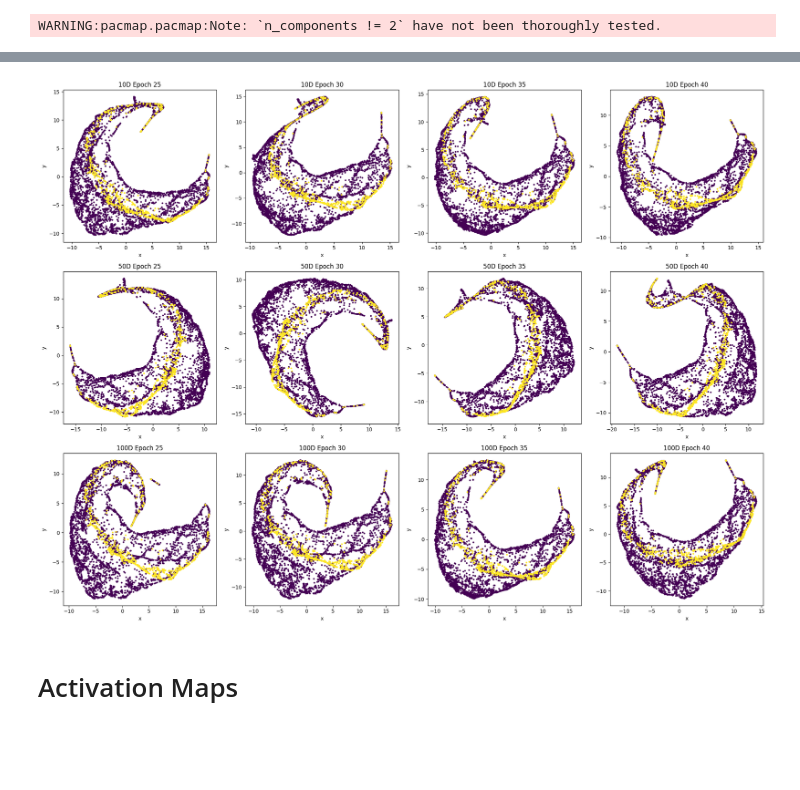
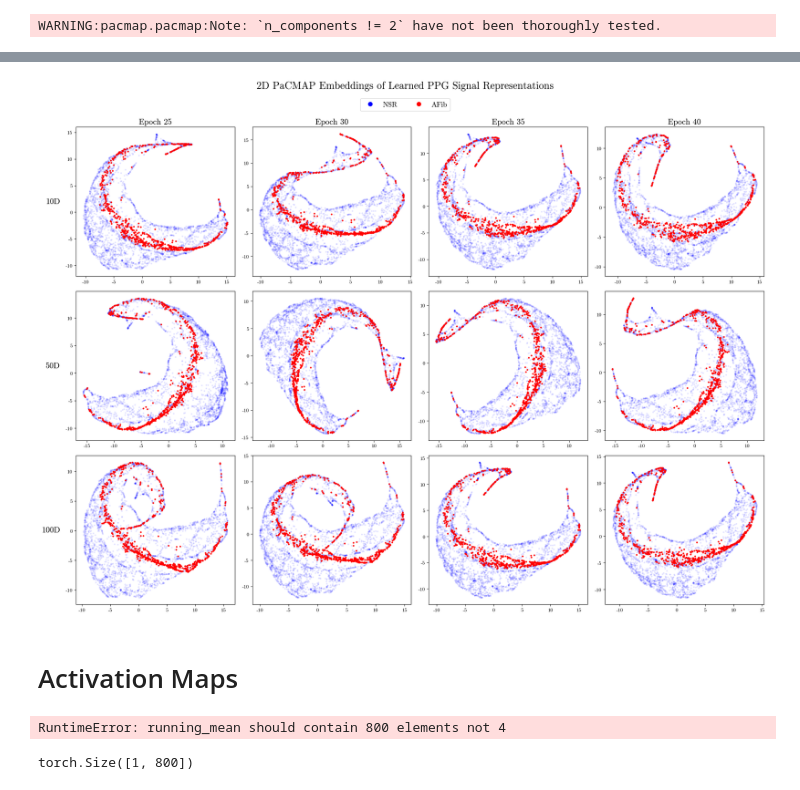
Before and after one commit to haiyan-wang/proto-tsrl, a Jupyter notebook: src/experiments/ppg/ppg_experiments.ipynb, the cells around one changed output, grey strips where cells are left out. Saved outputs shown, nothing was run; the diff lists cells and outputs as text; code cells hidden in the pictures; blank space fills up the shorter version.

Commit message:
revised figures

```diff
--- a/src/experiments/ppg/ppg_experiments.ipynb
+++ b/src/experiments/ppg/ppg_experiments.ipynb
@@ -52,6 +46,13 @@ Successfully installed faiss-cpu-1.13.2 pacmap-0.9.1
 import numpy as np
 import pandas as pd
 import matplotlib.pyplot as plt
+from matplotlib.lines import Line2D
+plt.rcParams.update({
+    "font.family": "cmr10",
+    "mathtext.fontset": "cm",
+    "text.usetex": False,
+    "axes.unicode_minus": False
+})
 
 import torch
 from torch.utils.data import Dataset, DataLoader, TensorDataset
@@ -470,7 +473,7 @@ for i, dim in enumerate(REPR_DIMS):
 # %%
 dr_epochs = [25, 30, 35, 40]
 
-X_test_tensor = torch.tensor(X_test, dtype = torch.float32)
+X_test_tensor = torch.tensor(X_test, dtype = torch.float32).to(DEVICE)
 
 with torch.inference_mode():
     for dim in REPR_DIMS:
@@ -485,7 +488,7 @@ pm = pacmap.PaCMAP(n_components = 3)
 for dim in REPR_DIMS:
     embs[dim] = {}
     for epoch in dr_epochs:
-        repr = pd.read_csv(f'{SAVE_DIR}/test_reprs/prototsrl{dim}- -repr-test.csv', header = None)
+        repr = pd.read_csv(f'{SAVE_DIR}/test_reprs/prototsrl{dim}-epoch{epoch}-repr-test.csv', header = None)
         emb = pm.fit_transform(repr)
         embs[dim][epoch] = emb
 # %% [output]
@@ -520,17 +551,55 @@ for row, dim in enumerate(REPR_DIMS):
 # %%
-fig, axs = plt.subplots(3, 4, figsize = (20, 15), tight_layout = True)
+fig, axs = plt.subplots(
+    3, 4,
+    figsize = (20, 15),
+    tight_layout = True
+)
+
+fig.suptitle("2D PaCMAP Embeddings of Learned PPG Signal Representations", fontsize = 20, y = 0.98)
 
 for row, dim in enumerate(REPR_DIMS):
     for col, epoch in enumerate(dr_epochs):
         emb = embs[dim][epoch]
+        ax = axs[row][col]
 
-        ax = axs[row][col]
-        ax.scatter(emb[:,0], emb[:,1], s = 5, c = y_test)
-        ax.set_title(f"{dim}D Epoch {epoch}")
-        ax.set_xlabel("x")
-        ax.set_ylabel("y")
+        ax.scatter(
+            emb[:, 0][y_test == 0],
+            emb[:, 1][y_test == 0],
+            s = 5,
+            alpha = 0.08,
+            c = 'blue',
+            label = 'NSR'
+        )
+        ax.scatter(
+            emb[:, 0][y_test == 1],
+            emb[:, 1][y_test == 1],
+            s = 5,
+            c = 'red',
+            label = 'AFib'
+        )
+
+        if row == 0:
+            ax.set_title(f"Epoch {epoch}", fontsize = 16)
+        if col == 0:
+            ax.text(-0.1, 0.5, f"{dim}D", transform = ax.transAxes, ha = "right", va = "center", fontsize = 16)
+
+legend_handles = [
+    Line2D([0], [0], marker = 'o', linestyle = 'None', color='blue', markersize = 8, label = 'NSR'),
+    Line2D([0], [0], marker = 'o', linestyle = 'None', color='red', markersize = 8, label = 'AFib'),
+]
+
+fig.legend(
+    handles = legend_handles,
+    loc = 'upper center',
+    bbox_to_anchor = (0.5, 0.955),
+    ncol = 2,
+    frameon = True,
+    fontsize = 14
+)
+
+fig.tight_layout(rect=[0, 0, 1, 0.95])
 # %% [output]
-[figure, old version]
+[figure, new version]
 # %% [markdown]
 # Activation Maps
 # %%
@@ -578,3 +647,17 @@ def overlay_prototype_activation(model, x, proto_layer_idx, proto_idx, device):
 
     ax.set_title(f"Prototype layer {proto_layer_idx+1}, prototype {proto_idx}")
     plt.show()
+# %%
+m = MODELS[dim]['epoch40']
+if isinstance(m, nn.DataParallel):
+    model = m.module
+else:
+    model = m
+
+overlay_prototype_activation(model, X_test_tensor[0], proto_layer_idx = 0, proto_idx = 0, device = DEVICE)
+# %% [output]
+RuntimeError: running_mean should contain 800 elements not 4
+# %%
+X_test_tensor[0].shape
+# %% [output]
+torch.Size([1, 800])
```
Also changed, not shown: parts of 5 cells of this notebook.
